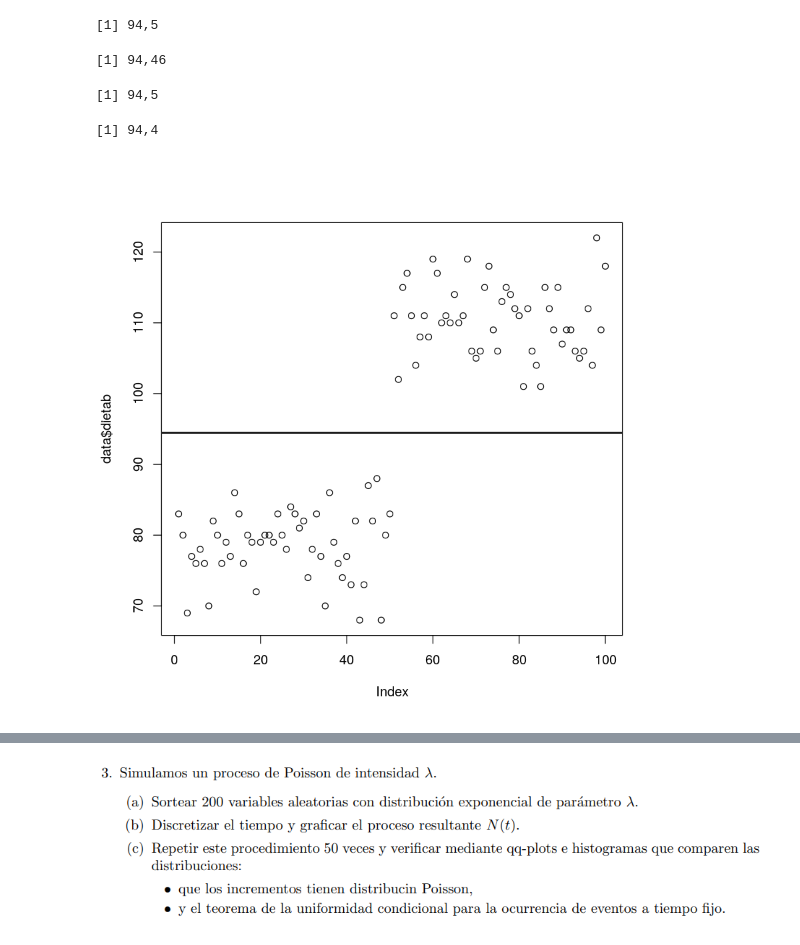
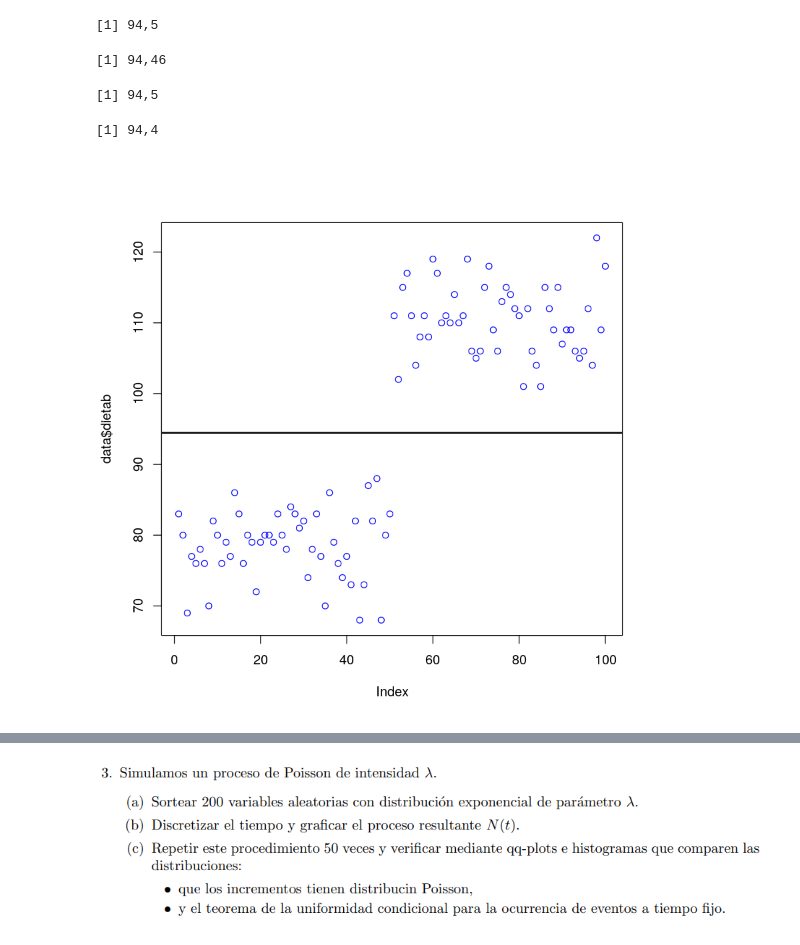
Before and after one commit to LecJackS/Probabilidades-y-Estadistica-2019-2doC, a Jupyter notebook: TP 2.ipynb, the cells around one changed output, grey strips where cells are left out. Drawn from its saved outputs; the diff is of its cells as text; code cells hidden in the pictures.

```diff
--- a/TP 2.ipynb
+++ b/TP 2.ipynb
@@ -21,0 +35,3 @@ data <- read.delim(file="dietas.txt")
+# %%
+data <- read.delim("./data/tp2/dietas.txt")
+head(data)
@@ -39,19 +66,19 @@ abline(h=mean(data$dietaa, trim=0.2))
 # %%
-#b
-
+# Dieta B
 median(data$dietab)
 mean(data$dietab)
 mean(data$dietab, trim=0.1)
 mean(data$dietab, trim=0.2)
-plot(data$dietab)
+# Plot
+plot(data$dietab, col="blue")
 abline(h=median(data$dietab))
 abline(h=mean(data$dietab))
 abline(h=mean(data$dietab, trim=0.1))
 abline(h=mean(data$dietab, trim=0.2))
 # %% [output]
 [1] 94,5
 [1] 94,46
 [1] 94,5
 [1] 94,4
-[figure, old version]
+[figure, new version]
 # %%
```
Also changed, not shown: parts of 30 cells of this notebook, 14 other files.
